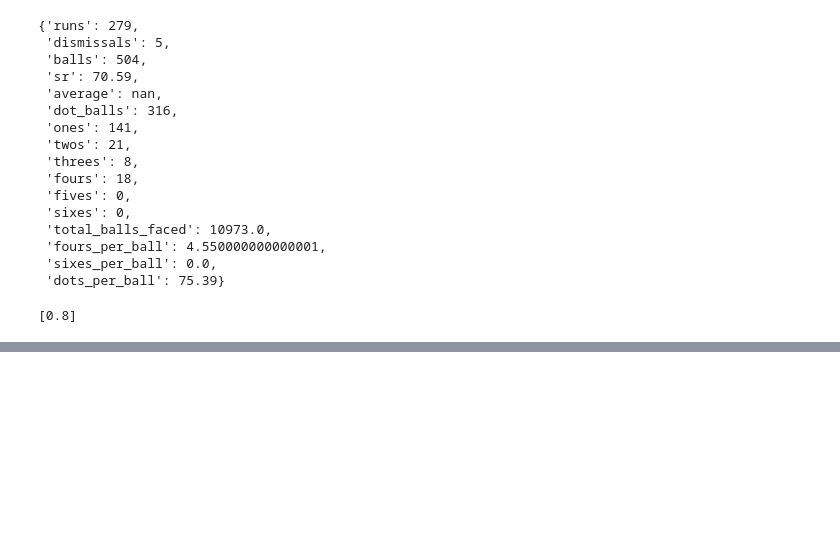
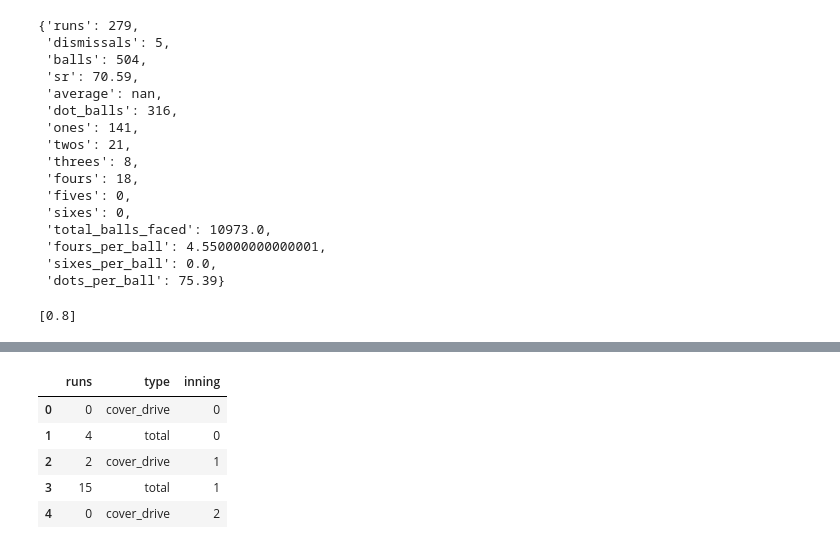
Before and after one commit to abhiramjoshi/cricket_analytics, a Jupyter notebook: codebase/Kohli/comparing_shots.ipynb, the cells around one changed output, grey strips where cells are left out. Cells and saved outputs as stored; diff of their text form; code cells hidden in the pictures; blank space fills up the shorter version.

```diff
--- a/codebase/Kohli/comparing_shots.ipynb
+++ b/codebase/Kohli/comparing_shots.ipynb
@@ -726,0 +739,28 @@ test_drive_scores
+# %%
+cover_drive_innings = []
+
+for inning in kohli_coverdrive_comms:
+    try:
+        cover_drive_innings.append(af.analyse_batting_inning(inning))
+    except IndexError:
+        cover_drive_innings.append(
+            {
+                'runs': 0,
+                'dismissals': 0,
+                'balls': 0,
+                'sr': 0,
+                'average': 0,
+                'dot_balls': 0,
+                'ones': 0,
+                'twos': 0,
+                'threes': 0,
+                'fours': 0,
+                'fives': 0,
+                'sixes': 0,
+                'how-out': None,
+                'total_balls_faced': 0,
+                'fours_per_ball': 0,
+                'sixes_per_ball': 0,
+                'dots_per_ball': 0
+            }
+        )
@@ -726,0 +815,9 @@ test_drive_scores
+# %%
+runs_df.head()
+# %% [output]
+|  | runs | type | inning |
+| 0 | 0 | cover_drive | 0 |
+| 1 | 4 | total | 0 |
+| 2 | 2 | cover_drive | 1 |
+| 3 | 15 | total | 1 |
+| 4 | 0 | cover_drive | 2 |
```
Also changed, not shown: parts of 10 cells of this notebook, 2 other files.
